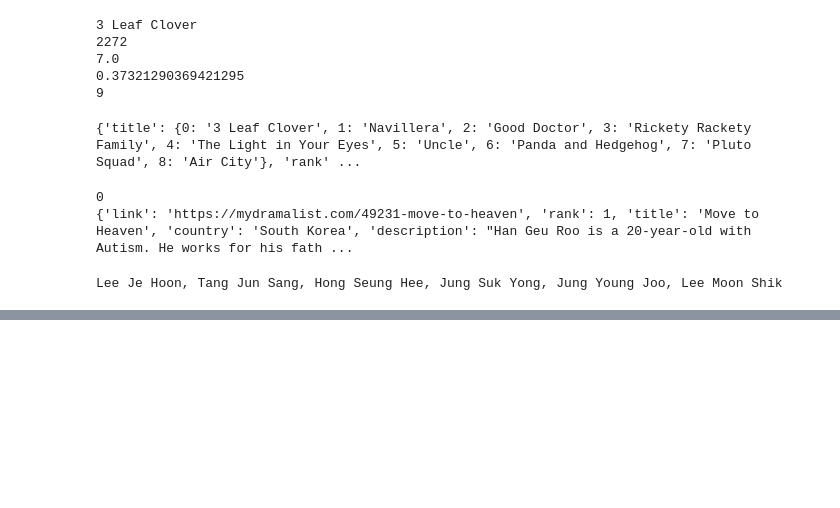
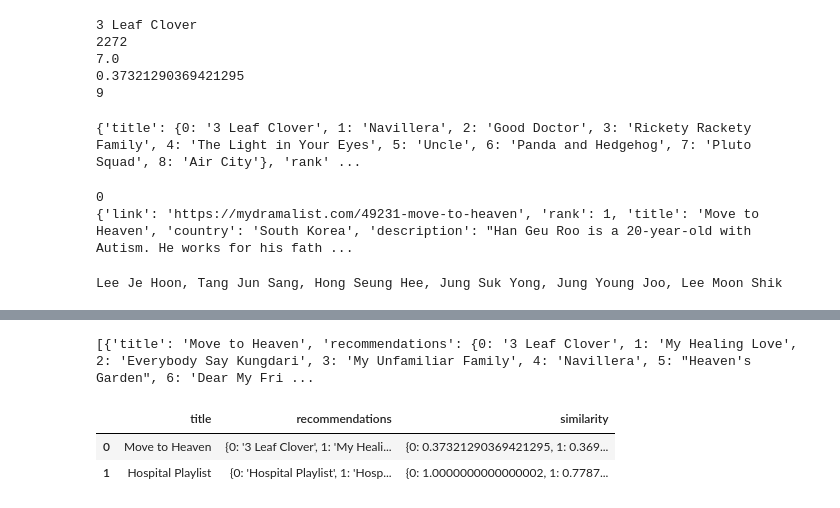
Before and after one commit to JohndKim/Kdrama-Recommender, a Jupyter notebook: recommender/site.ipynb, the cells around one changed output, grey strips where cells are left out. Cells and saved outputs as stored; diff of their text form; code cells hidden in the pictures; blank space fills up the shorter version.

```diff
--- a/recommender/site.ipynb
+++ b/recommender/site.ipynb
@@ -543,0 +591,51 @@ df
+# %%
+import copy
+
+import pandas as pd
+
+ktitles = get_titles()
+
+k_recs = {
+    "title": "N/A",
+    "recommendations": "N/A",
+    "similarity": "N/A",
+}
+
+# list of dictionaries
+kdata = []
+
+# for each title, get top 20 recommended kdrama + similarity score
+
+def store_data():
+    count = 0
+    for title in ktitles:
+        # 20 kdrama recs + their sim score
+        if count == 2: break
+
+        dicti = get_top(title)
+
+        row = copy.copy(k_recs)
+
+        row['title'] = title
+        row['recommendations'] = dicti['titles']
+        row["similarity"] = dicti['sim_score']
+
+        kdata.append(row)
+        count += 1
+
+store_data()
+print(kdata)
+
+# print(ktitles)
+
+# convert array of dic to df
+# get columns from this df and add to the kdrama df
+# %% [output]
+[{'title': 'Move to Heaven', 'recommendations': {0: '3 Leaf Clover', 1: 'My Healing Love', 2: 'Everybody Say Kungdari', 3: 'My Unfamiliar Family', 4: 'Navillera', 5: "Heaven's Garden", 6: 'Dear My Fri ...
+# %%
+things = pd.DataFrame(kdata)
+things
+# %% [output]
+|  | title | recommendations | similarity |
+| 0 | Move to Heaven | {0: '3 Leaf Clover', 1: 'My Heali... | {0: 0.37321290369421295, 1: 0.369... |
+| 1 | Hospital Playlist | {0: 'Hospital Playlist', 1: 'Hosp... | {0: 1.0000000000000002, 1: 0.7787... |
```
Also changed, not shown: parts of 6 cells of this notebook, 6 other files.
